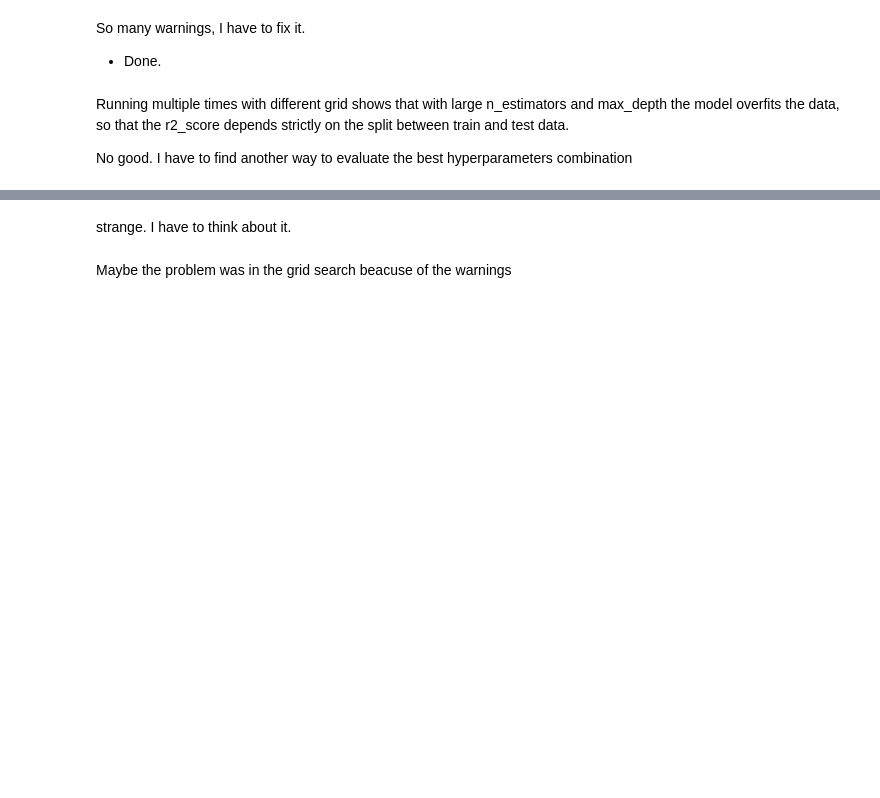
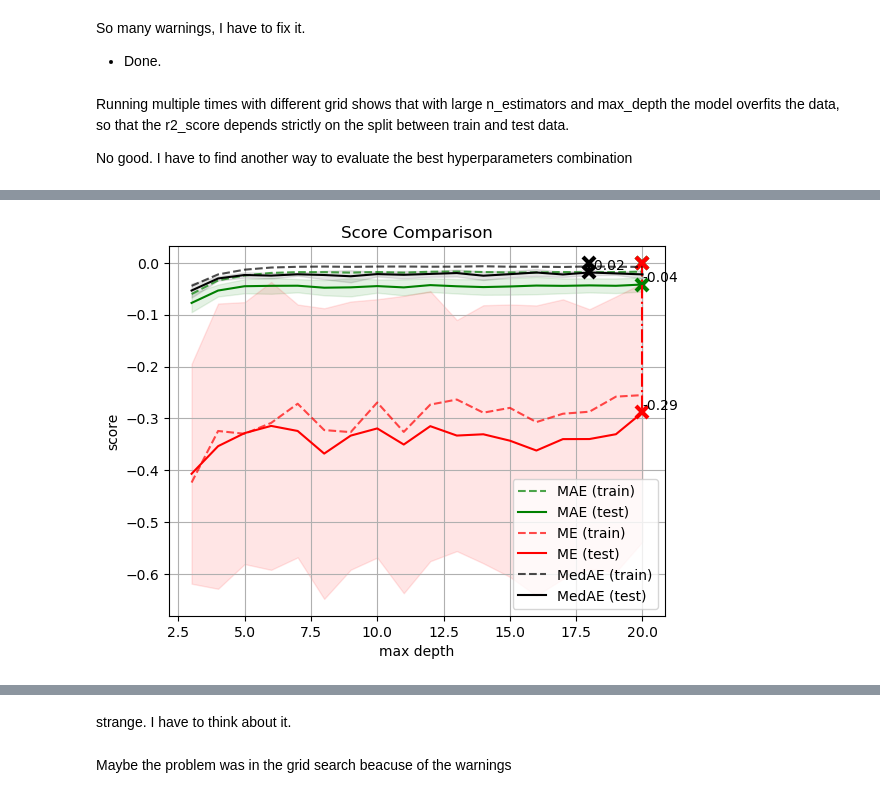
Before and after one commit to LuigiSotgiu/Project, a Jupyter notebook: main.ipynb, the cells around one changed output, grey strips where cells are left out. Saved outputs shown, nothing was run; the diff lists cells and outputs as text; code cells hidden in the pictures; blank space fills up the shorter version.

```diff
--- a/main.ipynb
+++ b/main.ipynb
@@ -217,3 +238,61 @@ No good. I have to find another way to evaluate the best hyperparameters combina
+# %%
+# Plot
+import numpy as np
+
+fig, ax = plt.subplots()
+ax.set(
+    title = 'Score Comparison',
+    xlabel = 'max depth',
+    ylabel = 'score'
+)
+
+X_axis = np.array(results['param_rf__max_depth'].data, dtype=float)
+
+for scorer, color in zip(sorted(scoring), ['g', 'r', 'k']):
+    for sample, style in (("train", "--"), ("test", "-")):
+        sample_score_mean = results["mean_%s_%s" % (sample, scorer)]
+        sample_score_std = results["std_%s_%s" % (sample, scorer)]
+        ax.fill_between(
+            X_axis,
+            sample_score_mean - sample_score_std,
+            sample_score_mean + sample_score_std,
+            alpha=0.1 if sample == "test" else 0,
+            color=color,
+        )
+        ax.plot(
+            X_axis,
+            sample_score_mean,
+            style,
+            color=color,
+            alpha=1 if sample == "test" else 0.7,
+            label="%s (%s)" % (scorer, sample),
+        )
+
+    best_index = np.nonzero(results["rank_test_%s" % scorer] == 1)[0][0]
+    best_score = results["mean_test_%s" % scorer][best_index]
+
+    # Plot a dotted vertical line at the best score for that scorer marked by x
+    ax.plot(
+        [
+            X_axis[best_index],
+        ]
+        * 2,
+        [0, best_score],
+        linestyle="-.",
+        color=color,
+        marker="x",
+        markeredgewidth=3,
+        ms=8,
+    )
+
+    # Annotate the best score for that scorer
+    ax.annotate("%0.2f" % best_score, (X_axis[best_index], best_score + 0.005))
+
+ax.legend(loc="best")
+ax.grid()
+plt.show()
+# %% [output]
+[figure, added]
 # %%
 # Let's try these hyperparameters
 
```
Also changed, not shown: parts of 7 cells of this notebook, 1 other file.
